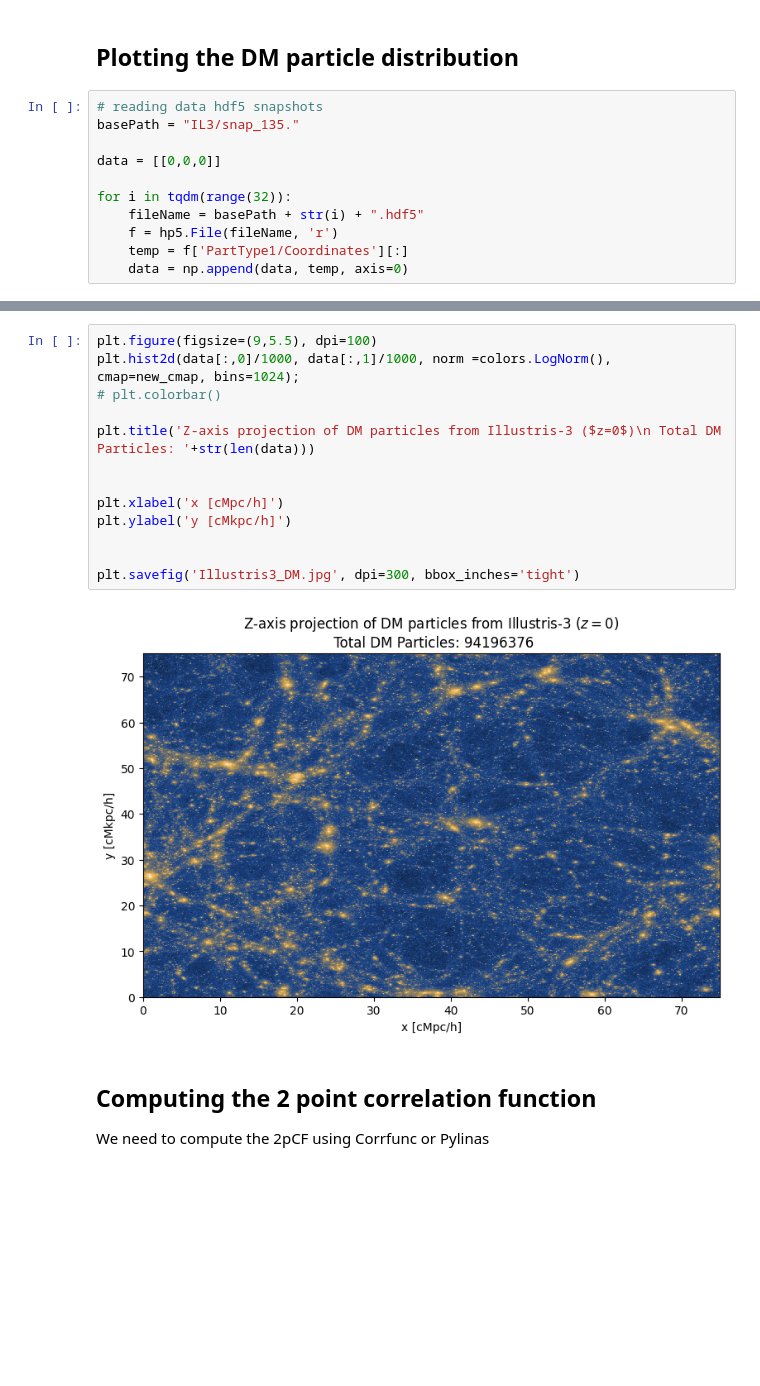
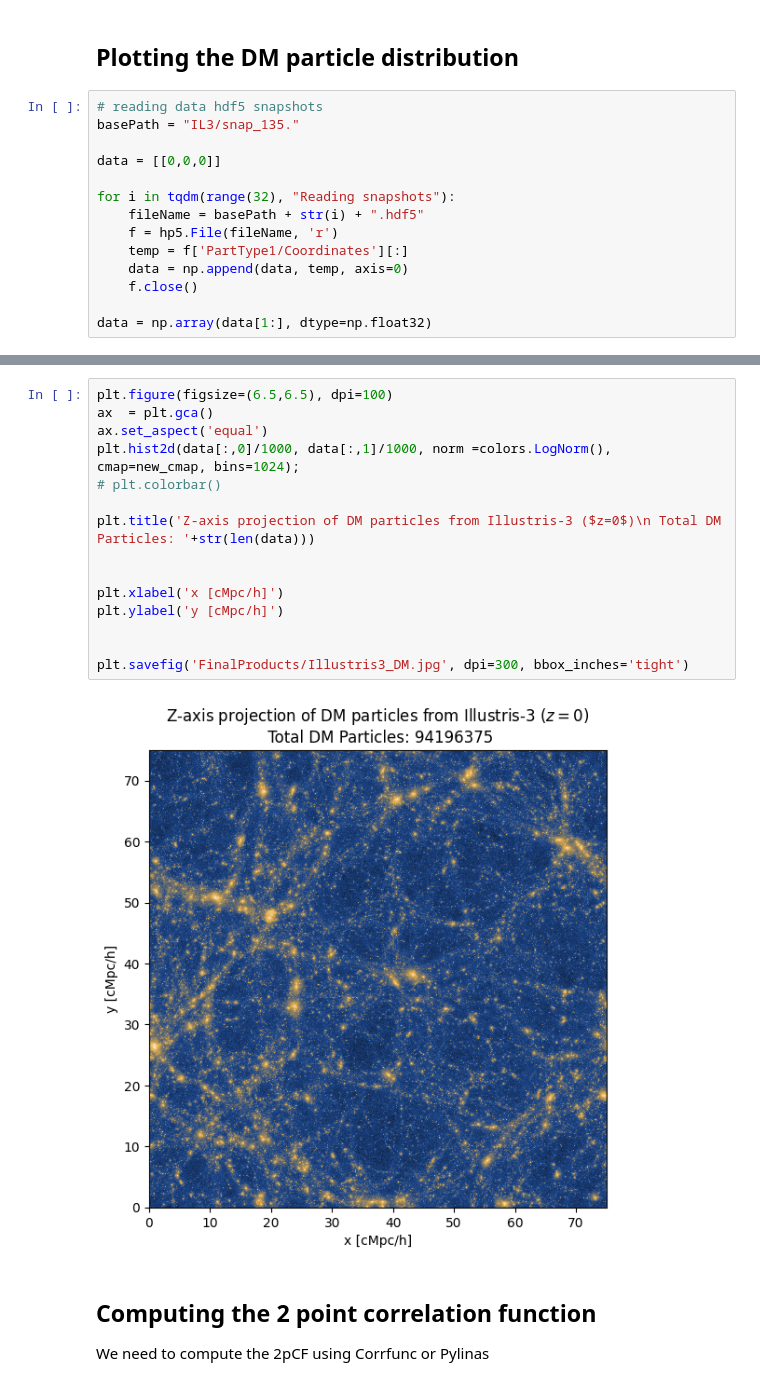
Before and after one commit to sparxastronomy/2022_SummerProject, a Jupyter notebook: Illustris/test.ipynb, the cells around one changed output, grey strips where cells are left out. Drawn from its saved outputs; the diff is of its cells as text; blank space fills up the shorter version.

Commit message:
Fixed  bug for Illustris analysis.
Corrected the box size for 2pCF computation. Also computed Pk for same.

```diff
--- a/Illustris/test.ipynb
+++ b/Illustris/test.ipynb
@@ -186,11 +186,14 @@ basePath = "IL3/snap_135."
 
 data = [[0,0,0]]
 
-for i in tqdm(range(32)):
+for i in tqdm(range(32), "Reading snapshots"):
     fileName = basePath + str(i) + ".hdf5"
     f = hp5.File(fileName, 'r')
     temp = f['PartType1/Coordinates'][:]
     data = np.append(data, temp, axis=0)
+    f.close()
+
+data = np.array(data[1:], dtype=np.float32)
 # %%
 new_cmap = build_custom_continuous_cmap([9,9,14], [28, 70, 138], [227, 172, 70], [255,255,255])
 
@@ -202,19 +206,21 @@ fig.colorbar(cm.ScalarMappable(norm=colors.Normalize(),cmap=new_cmap),ax=ax)
 [figure]
 # %%
-plt.figure(figsize=(9,5.5), dpi=100)
+plt.figure(figsize=(6.5,6.5), dpi=100)
+ax  = plt.gca()
+ax.set_aspect('equal')
 plt.hist2d(data[:,0]/1000, data[:,1]/1000, norm =colors.LogNorm(), cmap=new_cmap, bins=1024);
 # plt.colorbar()
 
 plt.title('Z-axis projection of DM particles from Illustris-3 ($z=0$)\n Total DM Particles: '+str(len(data)))
 
 
 plt.xlabel('x [cMpc/h]')
-plt.ylabel('y [cMkpc/h]')
+plt.ylabel('y [cMpc/h]')
 
 
-plt.savefig('Illustris3_DM.jpg', dpi=300, bbox_inches='tight')
+plt.savefig('FinalProducts/Illustris3_DM.jpg', dpi=300, bbox_inches='tight')
 # %% [output]
-[figure, old version]
+[figure, new version]
 # %% [markdown]
 ## Computing the 2 point correlation function
 
```
Also changed, not shown: parts of 28 cells of this notebook, 21 other files.
